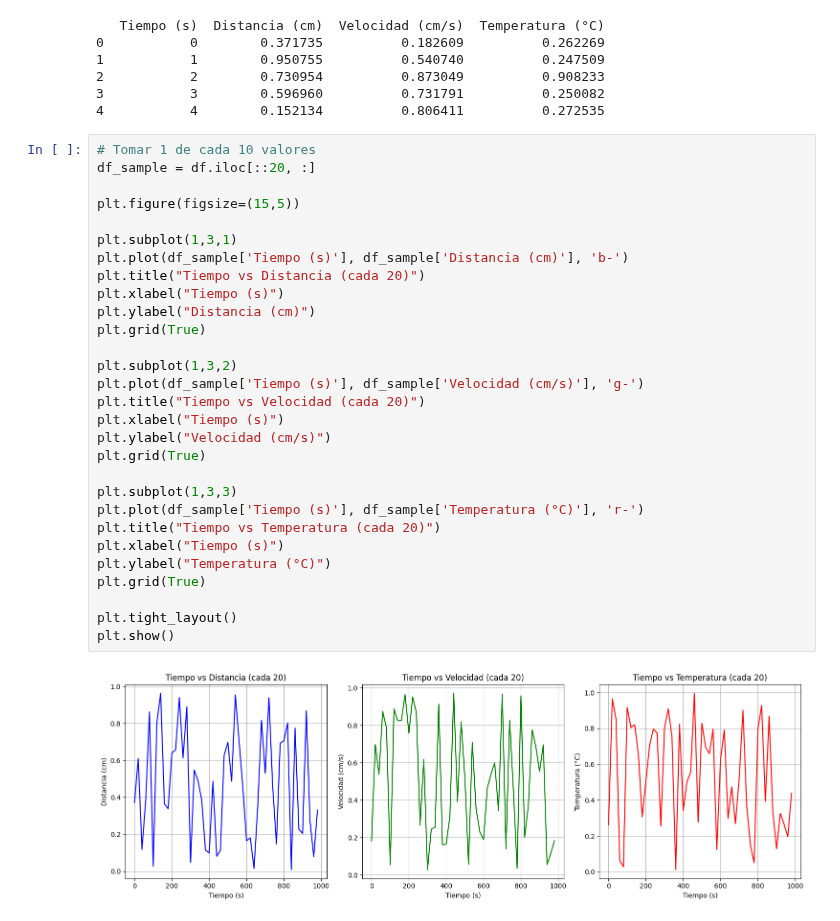
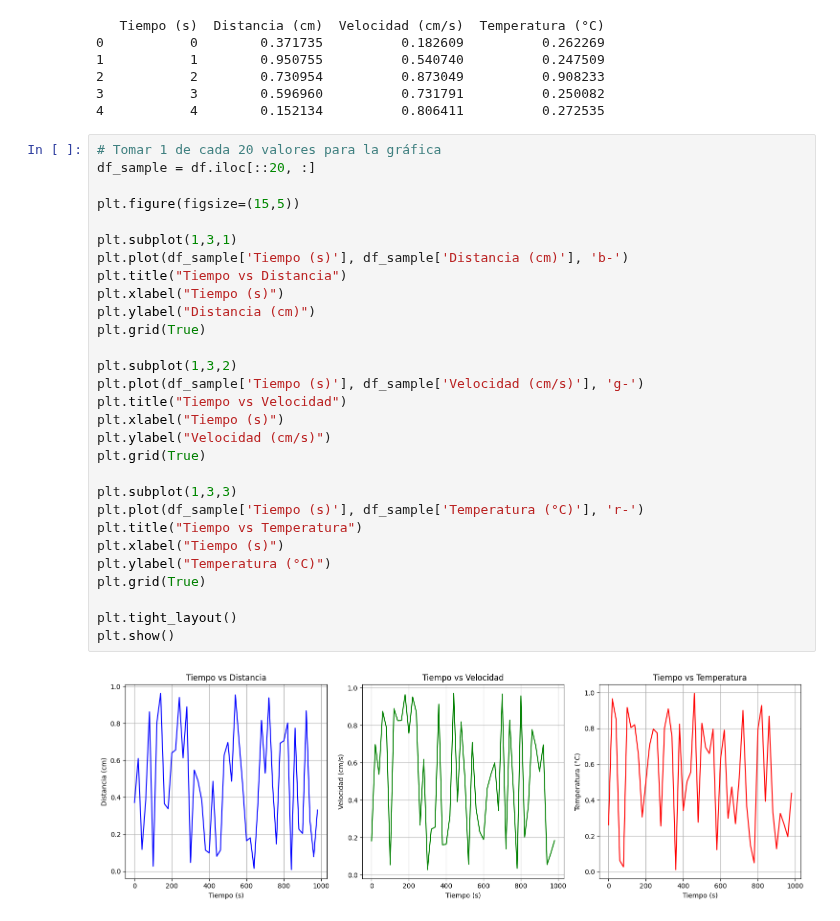
Before and after one commit to edu015u/IA-Y-REDES-NEURONALES-2025, a Jupyter notebook: ACTIVIDADES/AF5_Procesamiento_de_datos.ipynb, the cells around one changed output. Drawn from its saved outputs; the diff is of its cells as text.

```diff
--- a/ACTIVIDADES/AF5_Procesamiento_de_datos.ipynb
+++ b/ACTIVIDADES/AF5_Procesamiento_de_datos.ipynb
@@ -182,33 +182,33 @@ print(df.head())
 3           3        0.596960          0.731791          0.250082
 4           4        0.152134          0.806411          0.272535
 # %%
-# Tomar 1 de cada 10 valores
+# Tomar 1 de cada 20 valores para la gráfica
 df_sample = df.iloc[::20, :]
 
 plt.figure(figsize=(15,5))
 
 plt.subplot(1,3,1)
 plt.plot(df_sample['Tiempo (s)'], df_sample['Distancia (cm)'], 'b-')
-plt.title("Tiempo vs Distancia (cada 20)")
+plt.title("Tiempo vs Distancia")
 plt.xlabel("Tiempo (s)")
 plt.ylabel("Distancia (cm)")
 plt.grid(True)
 
 plt.subplot(1,3,2)
 plt.plot(df_sample['Tiempo (s)'], df_sample['Velocidad (cm/s)'], 'g-')
-plt.title("Tiempo vs Velocidad (cada 20)")
+plt.title("Tiempo vs Velocidad")
 plt.xlabel("Tiempo (s)")
 plt.ylabel("Velocidad (cm/s)")
 plt.grid(True)
 
 plt.subplot(1,3,3)
 plt.plot(df_sample['Tiempo (s)'], df_sample['Temperatura (°C)'], 'r-')
-plt.title("Tiempo vs Temperatura (cada 20)")
+plt.title("Tiempo vs Temperatura")
 plt.xlabel("Tiempo (s)")
 plt.ylabel("Temperatura (°C)")
 plt.grid(True)
 
 plt.tight_layout()
 plt.show()
 # %% [output]
-[figure, old version]
+[figure, new version]
```
